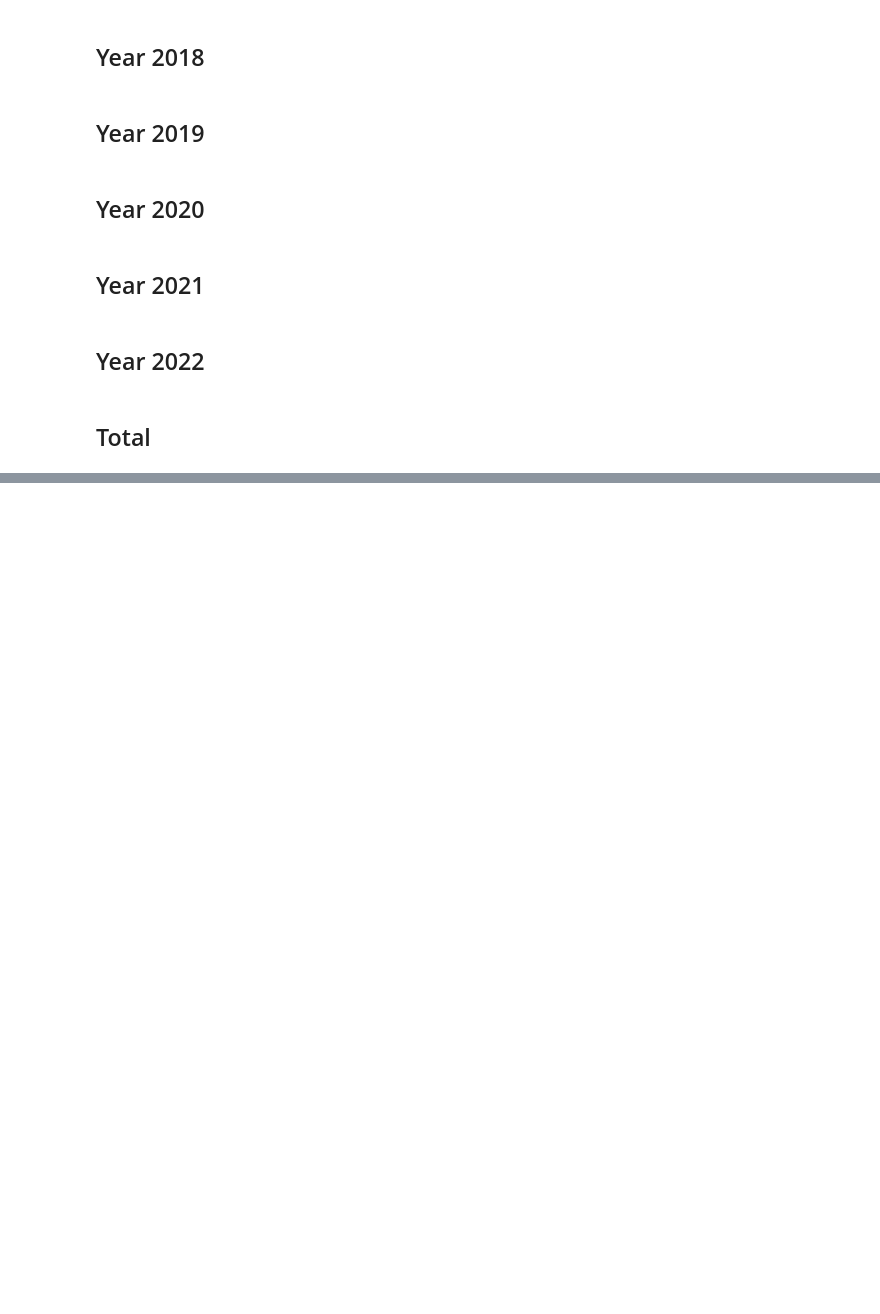
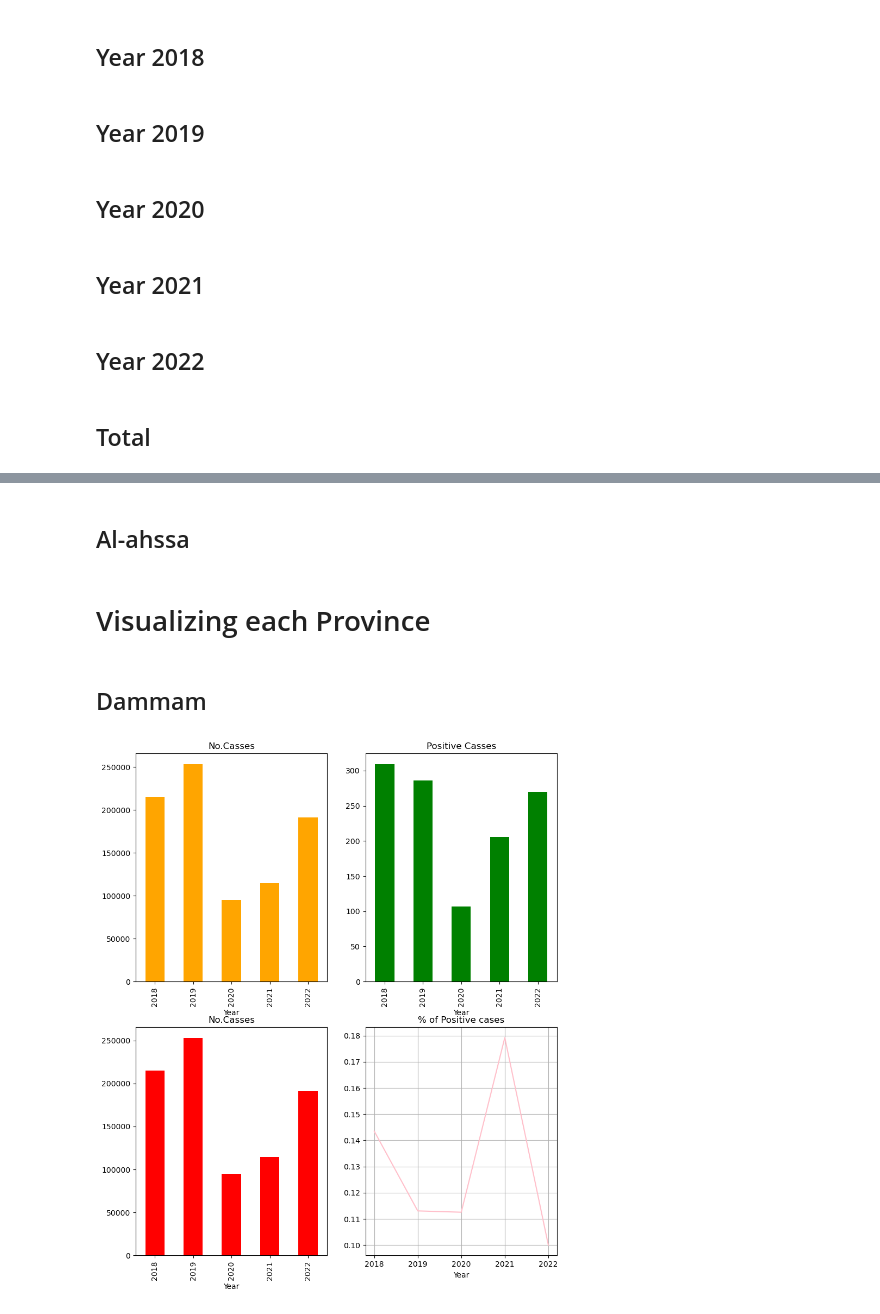
Before and after one commit to Ahmad-Noct/malariaKSA, a Jupyter notebook: main.ipynb, the cells around one changed output, grey strips where cells are left out. Cells and saved outputs as stored; diff of their text form; code cells hidden in the pictures; blank space fills up the shorter version.

Commit message:
2.0
Added Directories for more organization
- Added Bar graphs for Dammam
- Added Dataframe for Dammam

```diff
--- a/main.ipynb
+++ b/main.ipynb
@@ -132,7 +134,7 @@ index = ('Dammam', 'Al-ahssa', 'Al-jowf',
          'Allaith', 'Alqunfthah', 'Bahaa', 'Jazaan',
          'Aseer', 'Total')
 
-df20diff = df20['No.Tested'] - df18['Pos Cases']
+df20diff = df20['No.Tested'] - df20['Pos Cases']
 df20.insert(loc = 2,
           column = 'Neg Casses',
           value = df20diff)
@@ -188,7 +190,7 @@ df21.to_csv("cleaned/2021.csv")
 df22 = df22.drop(['Unnamed: 0'], axis=1)
 df22 = df22.rename(columns= {'Unnamed: 2':'No.Tested','Unnamed: 3':'Pos Cases', 'Unnamed: 4' : '% of Pos',
                       'Unnamed: 5': 'malignant' , 'Unnamed: 6': 'Non-malignant',
-                      'Unnamed: 7': 'Quartan','Unnamed: 8':'double Tertian',
+                      'Unnamed: 7': 'Quartan','Unnamed: 8':'Double Tertian',
                       'Unnamed: 9' : 'Plasmodium', 'Unnamed: 10': 'local'
                       ,'Unnamed: 11': 'Introduced' , 'Unnamed: 12': 'Alien'
                       , 'Unnamed: 13' : 'Non-catagorized', 'Unnamed: 14' : 'regressive' })
@@ -245,0 +259,38 @@ dfttl
+# %% [markdown]
+## Al-ahssa
+# %%
+dammamdf = pd.DataFrame(columns=['No.Tested', 'Pos Cases',
+                                 'Neg Casses', '% of Pos',
+                                 'malignant', 'Non-malignant',
+                                 'Quartan', 'Double Tertian',
+                                 'Plasmodium', 'local',
+                                 'Introduced', 'Alien',
+                                 'Non-catagorized', 'regressive'])
+
+dammamdf.loc['2018'] = df18.loc['Dammam']
+dammamdf.loc['2019'] = df19.loc['Dammam']
+dammamdf.loc['2020'] = df20.loc['Dammam']
+dammamdf.loc['2021'] = df21.loc['Dammam']
+dammamdf.loc['2022'] = df22.loc['Dammam']
+
+dammamdf = dammamdf.fillna(0)
+
+dammamdf.to_csv("province/dammam.csv")
+# %% [markdown]
+# Visualizing each Province
+# %% [markdown]
+## Dammam
+# %%
+fig, axes = plt.subplots(figsize=(10,12), nrows=2, ncols=2)
+
+dammamdf["No.Tested"].plot(ax=axes[0,0], kind='bar', color = 'orange'
+                            , xlabel = 'Year', title = 'No.Casses')
+dammamdf["Pos Cases"].plot(ax=axes[0,1], kind='bar', color = 'Green'
+                            , xlabel = 'Year', title = 'Positive Casses')
+dammamdf["Neg Casses"].plot(ax=axes[1,0], kind='bar', color = 'Red'
+                            , xlabel = 'Year', title = 'No.Casses')
+dammamdf["% of Pos"].plot(ax=axes[1,1], color = 'Pink'
+                            , xlabel = 'Year', title = '% of Positive cases', grid = True)
+fig.savefig('province_graph/dammamsub.png')
+# %% [output]
+[figure, added]
```
Also changed, not shown: parts of 6 cells of this notebook, 5 other files.
